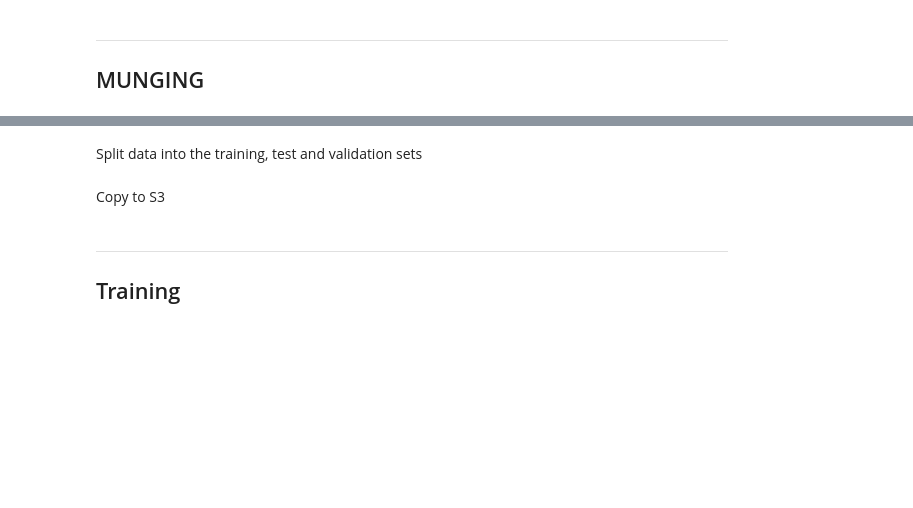
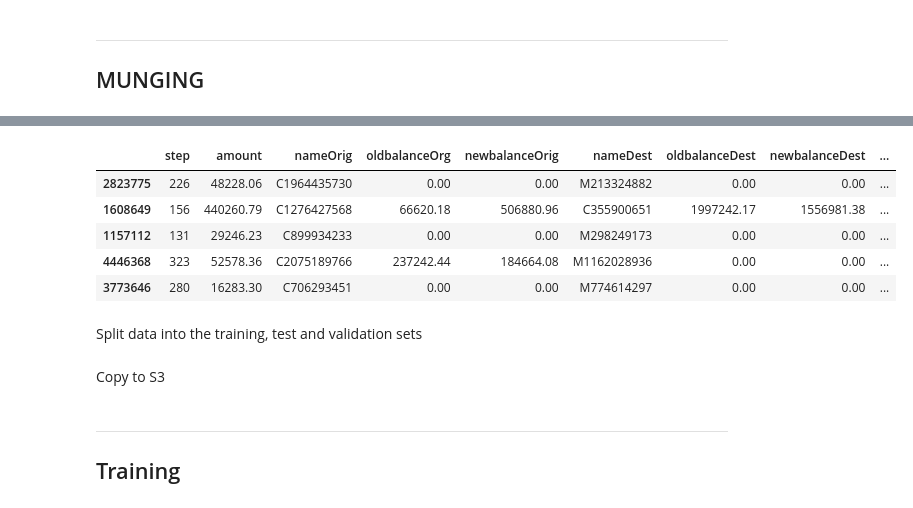
Before and after one commit to talasila/amazon-sagemaker-architecting-for-ml, a Jupyter notebook: vypin/ETL/data_prep_sreeni.ipynb, the cells around one changed output, grey strips where cells are left out. Cells and saved outputs as stored; diff of their text form; code cells hidden in the pictures; blank space fills up the shorter version.

```diff
--- a/vypin/ETL/data_prep_sreeni.ipynb
+++ b/vypin/ETL/data_prep_sreeni.ipynb
@@ -70,6 +70,3 @@ adf1[['bin','percentFraud']].plot(kind='bar', title ="fraud", figsize=(15, 10),
 # %% [markdown]
 ---
 ## MUNGING
-# %%
-df = df.drop(['nameOrig', 'nameDest', 'binned', 'isFraud', 'isFlaggedFraud'], axis=1)
-df = pd.get_dummies(df)
@@ -98,3 +73,14 @@ model_data
+# %%
+df = pd.get_dummies(df, prefix=None, prefix_sep='_', dummy_na=False, columns=['type'])
+df = shuffle(df)
+df.head()
+# %% [output]
+|  | step | amount | nameOrig | oldbalanceOrg | newbalanceOrig | nameDest | oldbalanceDest | newbalanceDest | ... |
+| 2823775 | 226 | 48228.06 | C1964435730 | 0.00 | 0.00 | M213324882 | 0.00 | 0.00 | ... |
+| 1608649 | 156 | 440260.79 | C1276427568 | 66620.18 | 506880.96 | C355900651 | 1997242.17 | 1556981.38 | ... |
+| 1157112 | 131 | 29246.23 | C899934233 | 0.00 | 0.00 | M298249173 | 0.00 | 0.00 | ... |
+| 4446368 | 323 | 52578.36 | C2075189766 | 237242.44 | 184664.08 | M1162028936 | 0.00 | 0.00 | ... |
+| 3773646 | 280 | 16283.30 | C706293451 | 0.00 | 0.00 | M774614297 | 0.00 | 0.00 | ... |
 # %% [markdown]
 Split data into the training, test and validation sets
 # %%
```
Also changed, not shown: parts of 14 cells of this notebook.
